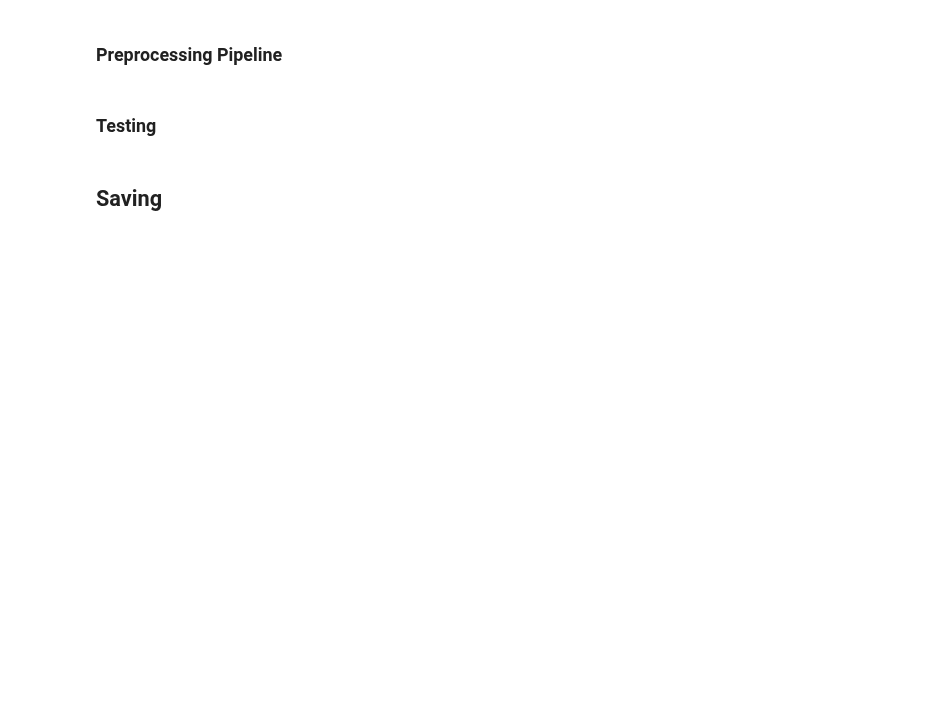
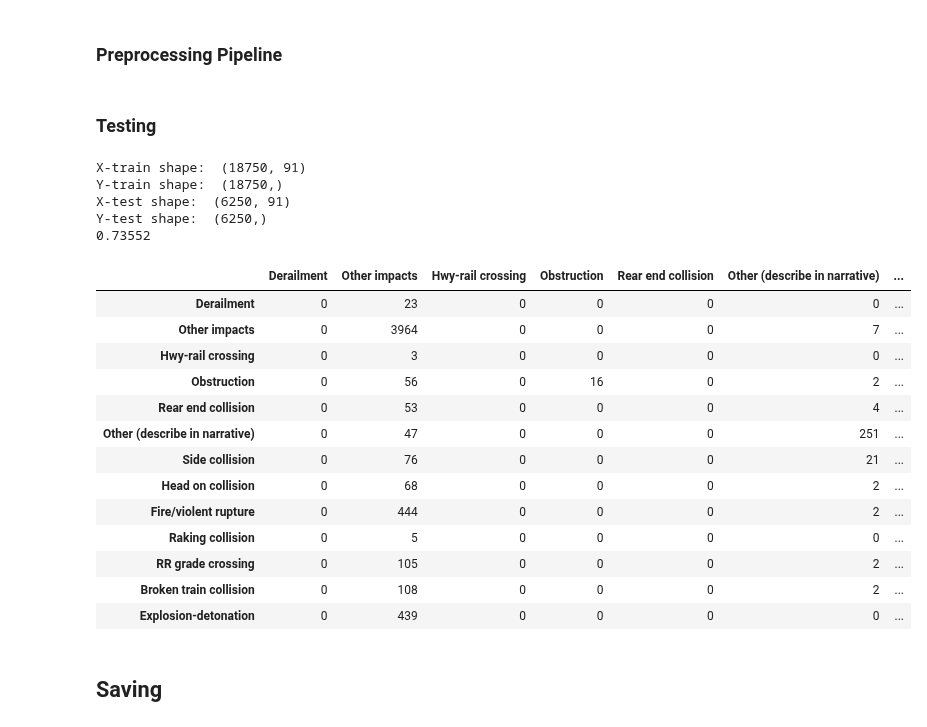
Before and after one commit to ndahlinuvm/Train-Derailment-287Project, a Jupyter notebook: cleaning.ipynb, the cells around one changed output. Saved outputs shown, nothing was run; the diff lists cells and outputs as text; code cells hidden in the pictures; blank space fills up the shorter version.

Commit message:
testing pipeline

```diff
--- a/cleaning.ipynb
+++ b/cleaning.ipynb
@@ -144,35 +157,58 @@ preprocessor = ColumnTransformer(
 # %% [markdown]
 ### Testing
 # %%
+from random import sample
 from sklearn.model_selection import train_test_split
 from sklearn.ensemble import RandomForestClassifier
 from sklearn.metrics import confusion_matrix, classification_report
 
-X = new_dat.loc[:,new_dat.columns!="Accident Type"]
-Y = new_dat.loc[:,"Accident Type"]
+testing_dat = new_dat.sample(n=25000,axis=0)
+
+X = testing_dat.loc[:,testing_dat.columns!="Accident Type"]
+Y = testing_dat.loc[:,"Accident Type"]
 
 # creating testing and training data
 x_train, x_test, y_train, y_test = train_test_split(X,Y, test_size=.25)
 
 print("X-train shape: ", x_train.shape)
 print("Y-train shape: ", y_train.shape)
 print("X-test shape: ", x_test.shape)
 print("Y-test shape: ", y_test.shape)
 
 # turn conf matrix in df for visualization
 def conf_matrix_to_df(conf_matrix, target_names):
     return pd.DataFrame(conf_matrix, columns=target_names, index=target_names)
 
 rf_pipe = Pipeline(
     steps=[("preprocessor", preprocessor), ("classifier", RandomForestClassifier())]
 )
 
 rf_pipe.fit(x_train, y_train)
 pred = rf_pipe.predict(x_test)
 print(rf_pipe.score(x_test,y_test))
 conf_mat = confusion_matrix(y_test, pred)
-conf_mat_df = conf_matrix_to_df(conf_mat,data['Accident Type'].unique())
+conf_mat_df = conf_matrix_to_df(conf_mat,testing_dat['Accident Type'].unique())
 conf_mat_df
+# %% [output]
+X-train shape:  (18750, 91)
+Y-train shape:  (18750,)
+X-test shape:  (6250, 91)
+Y-test shape:  (6250,)
+0.73552
+|  | Derailment | Other impacts | Hwy-rail crossing | Obstruction | Rear end collision | Other (describe in narrative) | ... |
+| Derailment | 0 | 23 | 0 | 0 | 0 | 0 | ... |
+| Other impacts | 0 | 3964 | 0 | 0 | 0 | 7 | ... |
+| Hwy-rail crossing | 0 | 3 | 0 | 0 | 0 | 0 | ... |
+| Obstruction | 0 | 56 | 0 | 16 | 0 | 2 | ... |
+| Rear end collision | 0 | 53 | 0 | 0 | 0 | 4 | ... |
+| Other (describe in narrative) | 0 | 47 | 0 | 0 | 0 | 251 | ... |
+| Side collision | 0 | 76 | 0 | 0 | 0 | 21 | ... |
+| Head on collision | 0 | 68 | 0 | 0 | 0 | 2 | ... |
+| Fire/violent rupture | 0 | 444 | 0 | 0 | 0 | 2 | ... |
+| Raking collision | 0 | 5 | 0 | 0 | 0 | 0 | ... |
+| RR grade crossing | 0 | 105 | 0 | 0 | 0 | 2 | ... |
+| Broken train collision | 0 | 108 | 0 | 0 | 0 | 2 | ... |
+| Explosion-detonation | 0 | 439 | 0 | 0 | 0 | 0 | ... |
 # %% [markdown]
 ## Saving
 # %%
```
Also changed, not shown: parts of 4 cells of this notebook.
